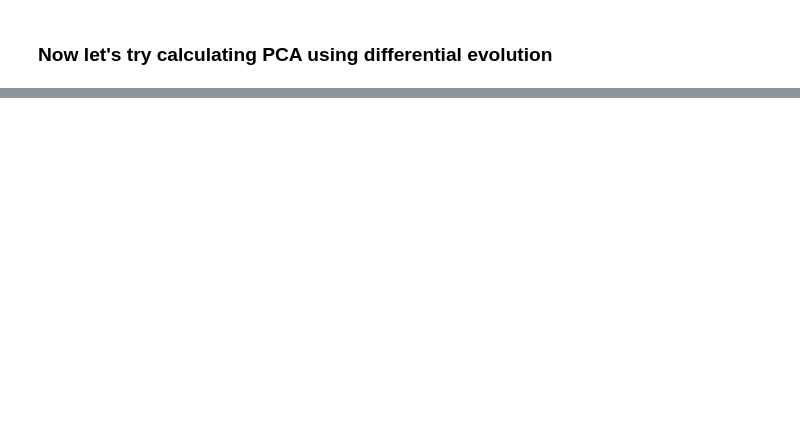
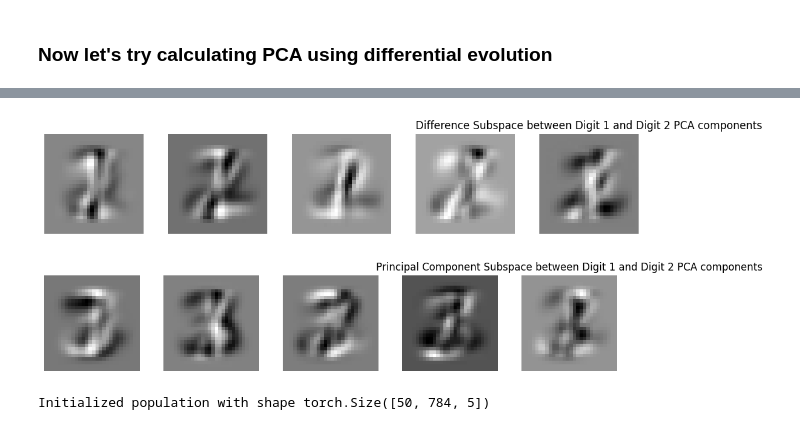
Before and after one commit to ma-ath/introduction-to-ga, a Jupyter notebook: GDE/grassmann_differential_evolution.ipynb, the cells around one changed output, grey strips where cells are left out. Cells and saved outputs as stored; diff of their text form; code cells hidden in the pictures; blank space fills up the shorter version.

```diff
--- a/GDE/grassmann_differential_evolution.ipynb
+++ b/GDE/grassmann_differential_evolution.ipynb
@@ -125,43 +135,52 @@ def compute_difference_pc_subspace(*subspaces: torch.Tensor) -> torch.Tensor:
         assert s.dim() == 2, "Input subspaces must be 2D tensors"
         orthogonal_projections.append(s @ s.mH)
 
     sum = torch.stack(orthogonal_projections).sum(dim=0)
 
     eigenvalues, eigenvectors = torch.linalg.eigh(sum)
     eigenvalues = torch.real(eigenvalues)
     eigenvectors = torch.real(eigenvectors)
 
     sorted_indices = torch.argsort(torch.abs(eigenvalues), descending=True)
     eigenvalues = eigenvalues[sorted_indices]
     eigenvectors = eigenvectors[:, sorted_indices]
     first_less_than_1 = torch.where(eigenvalues < 1.0)[0][0]
 
     difference_subspace = eigenvectors[:, first_less_than_1:first_less_than_1 + subspaces[0].shape[1]]
-    principal_component_subspace = eigenvectors[:, :first_less_than_1]
+    if first_less_than_1 > subspaces[0].shape[1]:
+        principal_component_subspace = eigenvectors[:, :subspaces[0].shape[1]]
+    else:
+        principal_component_subspace = eigenvectors[:, :first_less_than_1]
 
     return difference_subspace, principal_component_subspace
 
-diff, principal = compute_difference_pc_subspace(
+diff, _ = compute_difference_pc_subspace(
     pca_vector_subspaces[1]._data.T,
     pca_vector_subspaces[2]._data.T,
+)
+_, principal = compute_difference_pc_subspace(
     pca_vector_subspaces[3]._data.T,
+    diff,
 )
 
 show_matrix(
     [diff[:, i].view(28, 28) for i in range(n_components)],
     "Difference Subspace between Digit 1 and Digit 2 PCA components",
 )
 show_matrix(
     [principal[:, i].view(28, 28) for i in range(n_components)],
-    "Difference Subspace between Digit 1 and Digit 2 PCA components",
+    "Principal Component Subspace between Digit 1 and Digit 2 PCA components",
 )
+# %% [output]
+[figure, added]
+[figure, added]
 # %%
 from tqdm.auto import tqdm
 
 
 population_size = 50
 subspace_dim = (X.shape[0], n_components)
-epochs = 1000
+epochs = 100
 
 
 # Initialize population and enforce orthonormality using QR decomposition
@@ -182,22 +201,32 @@ for epoch in (pbar := tqdm(range(epochs), desc="Epochs")):
         x1, x2, x3 = population[samples[0]], population[samples[1]], population[samples[2]]
 
         # Mutation
-        mutant = x1 + generate_difference_subspace(x2, x3)
-        mutant, _ = torch.linalg.qr(mutant)
+        diff, _ = compute_difference_pc_subspace(x2, x3)
+        _, principal = compute_difference_pc_subspace(x1, diff)
+        mutant = principal
+
+        # Cross-over (binomial)
+        cross_points = torch.rand(mutant.shape[1], device=device) < 0.5
+        j_rand = torch.randint(0, mutant.shape[1], (1,), device=device)
+        cross_points[j_rand] = True
+        trial = torch.where(cross_points.unsqueeze(0), mutant, population[i])
+        trial, _ = torch.linalg.qr(trial)
 
         # Selection
-        f_trial = objective_function(X, mutant)
+        f_trial = objective_function(X, trial)
         if f_trial > fitness[i]:
-            population[i] = mutant
+            population[i] = trial
             fitness[i] = f_trial
 
     # Record best and mean fitness
-    best_idx = torch.argmax(fitness)
-    best_fitness_history.append(fitness[best_idx])
-    mean_fitness_history.append(torch.mean(fitness))
-    pbar.set_postfix(best_fitness=fitness[best_idx].item(), mean_fitness=mean_fitness_history[-1].item())
+    best_idx = torch.argmax(fitness).item()
+    best_fitness_history.append(fitness[best_idx].item())
+    mean_fitness_history.append(torch.mean(fitness).item())
+    pbar.set_postfix(best_fitness=fitness[best_idx], mean_fitness=mean_fitness_history[-1])
 
 # Get the best individual from the final population
 best_idx = torch.argmax(fitness)
 Q2 = population[best_idx]
+# %% [output]
+Initialized population with shape torch.Size([50, 784, 5])
 # %%
```
Also changed, not shown: parts of 7 cells of this notebook, 1 other file.
